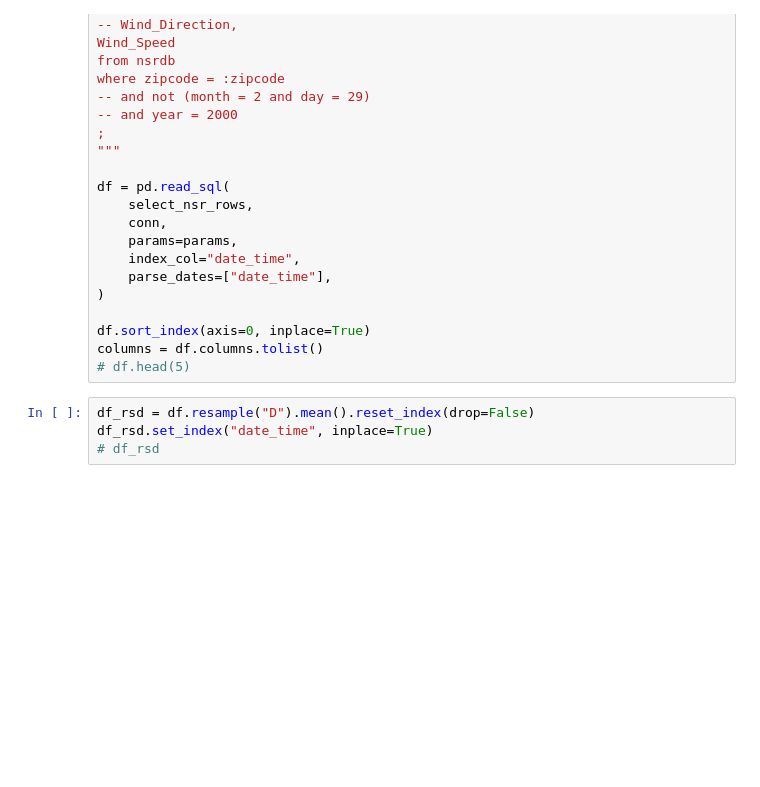
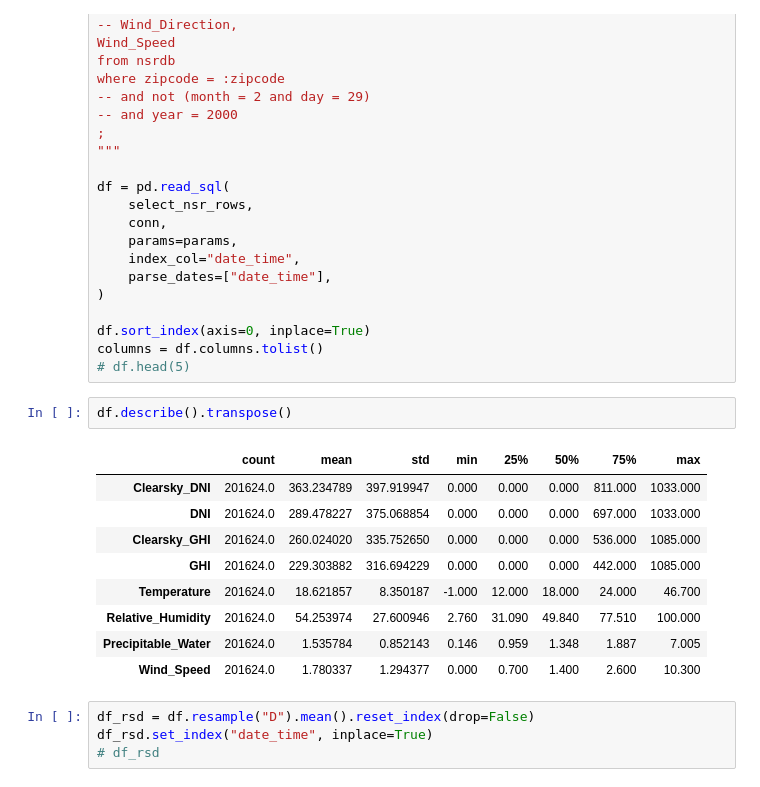
Before and after one commit to gamyers/solar-697, a Jupyter notebook: gm/notebooks/ts_eda.ipynb, the cells around one changed output. Drawn from its saved outputs; the diff is of its cells as text; blank space fills up the shorter version.

```diff
--- a/gm/notebooks/ts_eda.ipynb
+++ b/gm/notebooks/ts_eda.ipynb
@@ -123,6 +132,18 @@ df = pd.read_sql(
 df.sort_index(axis=0, inplace=True)
 columns = df.columns.tolist()
 # df.head(5)
+# %%
+df.describe().transpose()
+# %% [output]
+|  | count | mean | std | min | 25% | 50% | 75% | max |
+| Clearsky_DNI | 201624.0 | 363.234789 | 397.919947 | 0.000 | 0.000 | 0.000 | 811.000 | 1033.000 |
+| DNI | 201624.0 | 289.478227 | 375.068854 | 0.000 | 0.000 | 0.000 | 697.000 | 1033.000 |
+| Clearsky_GHI | 201624.0 | 260.024020 | 335.752650 | 0.000 | 0.000 | 0.000 | 536.000 | 1085.000 |
+| GHI | 201624.0 | 229.303882 | 316.694229 | 0.000 | 0.000 | 0.000 | 442.000 | 1085.000 |
+| Temperature | 201624.0 | 18.621857 | 8.350187 | -1.000 | 12.000 | 18.000 | 24.000 | 46.700 |
+| Relative_Humidity | 201624.0 | 54.253974 | 27.600946 | 2.760 | 31.090 | 49.840 | 77.510 | 100.000 |
+| Precipitable_Water | 201624.0 | 1.535784 | 0.852143 | 0.146 | 0.959 | 1.348 | 1.887 | 7.005 |
+| Wind_Speed | 201624.0 | 1.780337 | 1.294377 | 0.000 | 0.700 | 1.400 | 2.600 | 10.300 |
 # %%
 df_rsd = df.resample("D").mean().reset_index(drop=False)
 df_rsd.set_index("date_time", inplace=True)
```
Also changed, not shown: parts of 10 cells of this notebook, 1 other file.
